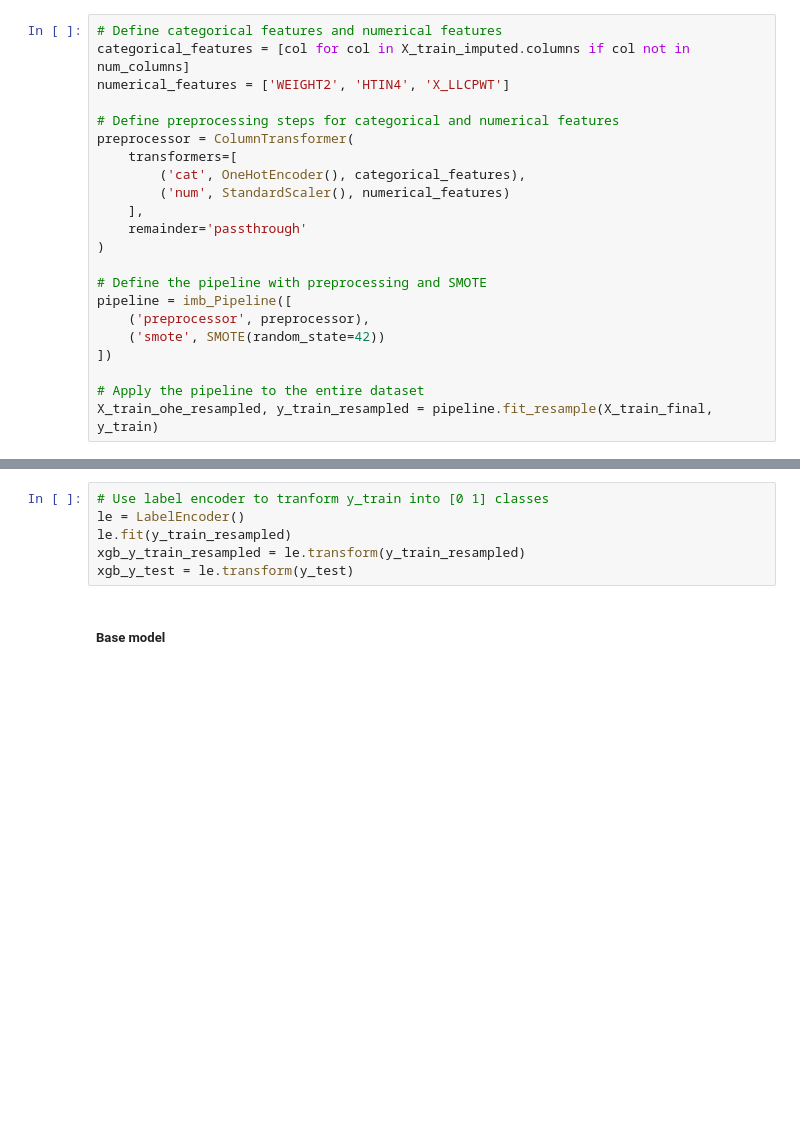
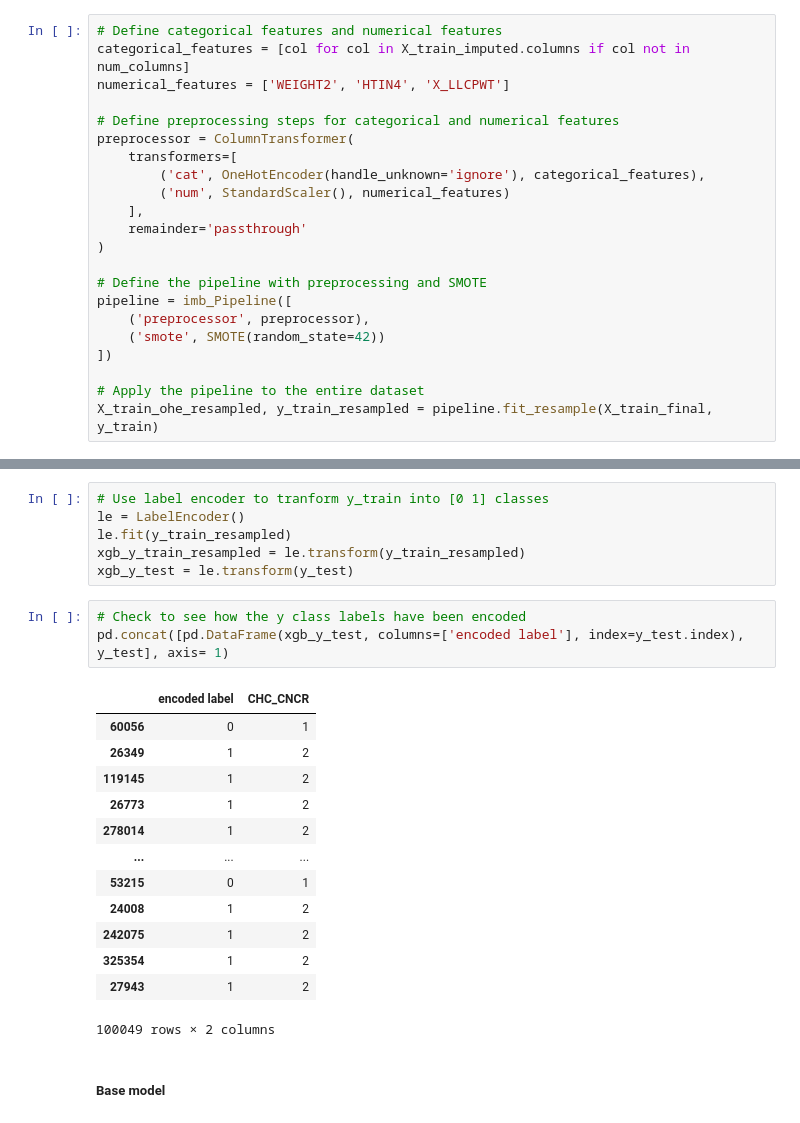
Before and after one commit to dave-mainag/Predictive-Modeling-for-Cancer-Screening, a Jupyter notebook: Notebook.ipynb, the cells around one changed output, grey strips where cells are left out. Cells and saved outputs as stored; diff of their text form; blank space fills up the shorter version.

```diff
--- a/Notebook.ipynb
+++ b/Notebook.ipynb
@@ -796,7 +796,7 @@ numerical_features = ['WEIGHT2', 'HTIN4', 'X_LLCPWT']
 # Define preprocessing steps for categorical and numerical features
 preprocessor = ColumnTransformer(
     transformers=[
-        ('cat', OneHotEncoder(), categorical_features),
+        ('cat', OneHotEncoder(handle_unknown='ignore'), categorical_features),
         ('num', StandardScaler(), numerical_features)
     ],
     remainder='passthrough'
@@ -1709,6 +1714,23 @@ le = LabelEncoder()
 le.fit(y_train_resampled)
 xgb_y_train_resampled = le.transform(y_train_resampled)
 xgb_y_test = le.transform(y_test)
+# %%
+# Check to see how the y class labels have been encoded
+pd.concat([pd.DataFrame(xgb_y_test, columns=['encoded label'], index=y_test.index), y_test], axis= 1)
+# %% [output]
+|  | encoded label | CHC_CNCR |
+| 60056 | 0 | 1 |
+| 26349 | 1 | 2 |
+| 119145 | 1 | 2 |
+| 26773 | 1 | 2 |
+| 278014 | 1 | 2 |
+| ... | ... | ... |
+| 53215 | 0 | 1 |
+| 24008 | 1 | 2 |
+| 242075 | 1 | 2 |
+| 325354 | 1 | 2 |
+| 27943 | 1 | 2 |
+100049 rows × 2 columns
 # %% [markdown]
 ##### Base model
 # %%
```
Also changed, not shown: parts of 3 cells of this notebook, 8 other files.
